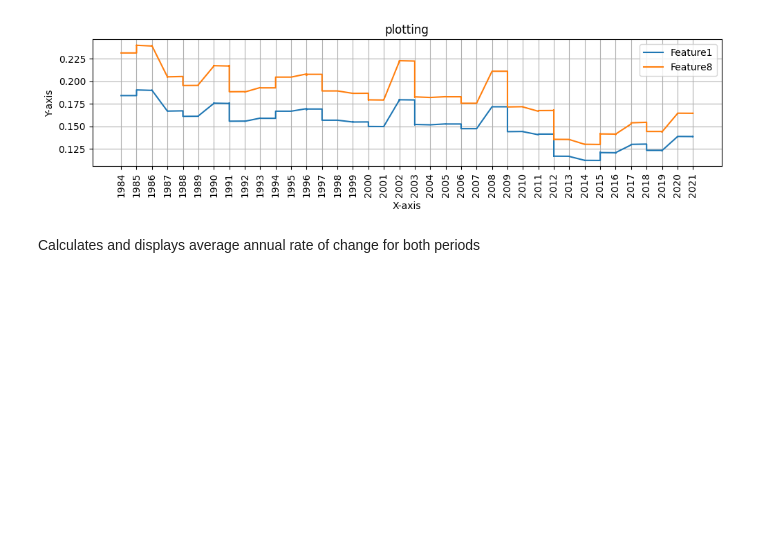
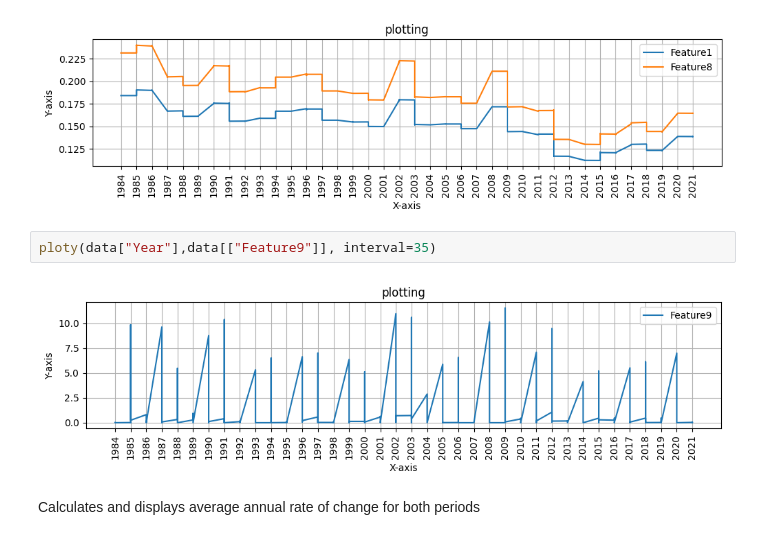
Before and after one commit to harsh125op/waterLevel, a Jupyter notebook: 5_Data_Analatics.ipynb, the cells around one changed output. Saved outputs shown, nothing was run; the diff lists cells and outputs as text; blank space fills up the shorter version.

```diff
--- a/5_Data_Analatics.ipynb
+++ b/5_Data_Analatics.ipynb
@@ -310,6 +312,10 @@ data.tail()
 ploty(data["Year"],data[["Feature1","Feature8"]], interval=35)
 # %% [output]
 [figure]
+# %%
+ploty(data["Year"],data[["Feature9"]], interval=35)
+# %% [output]
+[figure, added]
 # %% [markdown]
 Calculates and displays average annual rate of change for both periods
 # %%
```
Also changed, not shown: parts of 20 cells of this notebook, 3 other files.
